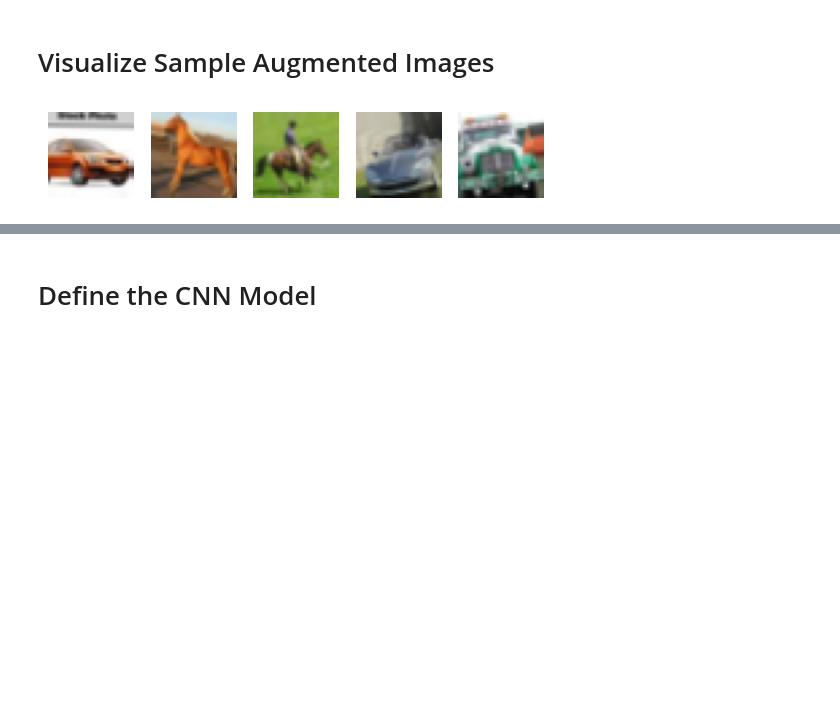
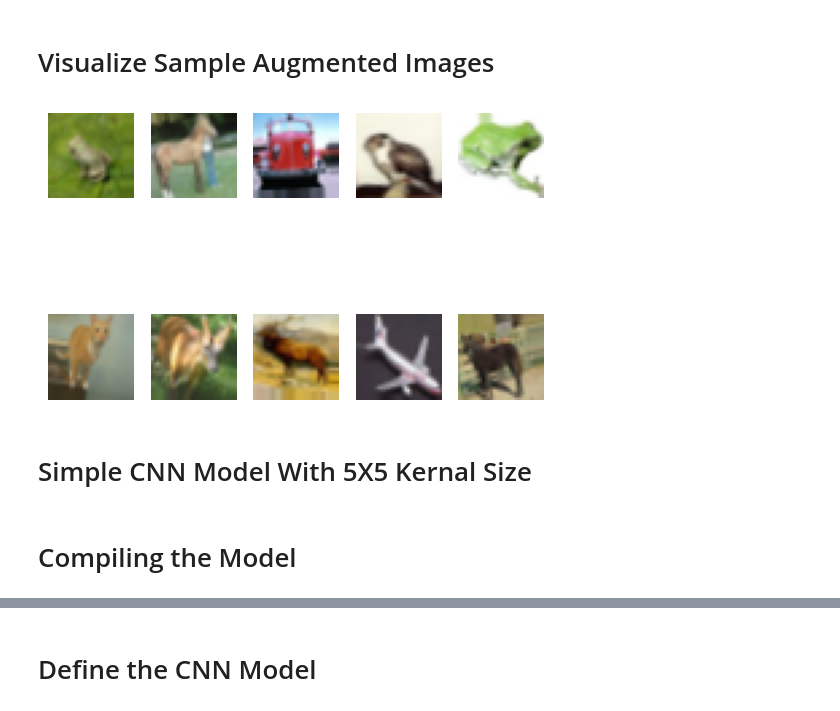
Before and after one commit to Atta-UR/Image_Classification_on_Cifar10_Dataset, a Jupyter notebook: Image_Classification_Using_Cifar10_Dataset.ipynb, the cells around one changed output, grey strips where cells are left out. Drawn from its saved outputs; the diff is of its cells as text; code cells hidden in the pictures; blank space fills up the shorter version.

```diff
--- a/Image_Classification_Using_Cifar10_Dataset.ipynb
+++ b/Image_Classification_Using_Cifar10_Dataset.ipynb
@@ -20,13 +22,32 @@ import numpy as np  # Essential for numerical operations and array manipulation
 # %% [markdown]
 # Load and Preprocess the CIFAR-10 Data
 # %%
-# Load CIFAR-10 data
-(x_train, y_train), (x_test, y_test) = cifar10.load_data()
+def preprocess_cifar10():
+    """
+    Load the CIFAR-10 dataset, normalize the images to a range of 0-1,
+    and one-hot encode the labels. Additionally, split the test dataset
+    into validation and testing sets.
 
-# Normalize data
-x_train = x_train.astype('float32') / 255.0
-x_test = x_test.astype('float32') / 255.0
+    Returns:
+        tuple: Processed training, validation, and testing data.
+               (x_train, y_train), (x_val, y_val), (x_test, y_test)
+    """
+    # Load CIFAR-10 dataset
+    (x_train, y_train), (x_test, y_test) = cifar10.load_data()
 
-# One-hot encode labels
-y_train = tf.keras.utils.to_categorical(y_train, 10)
-y_test = tf.keras.utils.to_categorical(y_test, 10)
+    # Normalize image data to range [0, 1]
+    x_train = x_train.astype('float32') / 255.0
+    x_test = x_test.astype('float32') / 255.0
+
+    # One-hot encode labels
+    y_train = tf.keras.utils.to_categorical(y_train, 10)
+    y_test = tf.keras.utils.to_categorical(y_test, 10)
+
+    # Split test data into validation and test sets
+    x_val, x_test, y_val, y_test = train_test_split(
+        x_test, y_test, test_size=0.5, random_state=42
+    )
+
+    return (x_train, y_train), (x_val, y_val), (x_test, y_test)
+
+(x_train, y_train), (x_val, y_val), (x_test, y_test) = preprocess_cifar10()
@@ -45,12 +73,14 @@ datagen.fit(x_train)
 # Visualize Sample Augmented Images
 # %%
 # Display augmented images
-for x_batch, y_batch in datagen.flow(x_train, y_train, batch_size=5):
-    for i in range(5):
-        plt.subplot(1, 5, i + 1)
+for x_batch, y_batch in datagen.flow(x_train, y_train, batch_size=10):
+    for i in range(10):
+        plt.subplot(2, 5, i + 1)
         plt.imshow(x_batch[i])
         plt.axis('off')
     plt.show()
     break  # Display one batch and stop
 # %% [output]
-[figure, old version]
+[figure, new version]
+# %% [markdown]
+# Simple CNN Model With 5X5 Kernal Size
@@ -56,0 +117,2 @@ for x_batch, y_batch in datagen.flow(x_train, y_train, batch_size=5):
+# %% [markdown]
+# Compiling the Model
```
Also changed, not shown: parts of 25 cells of this notebook.
